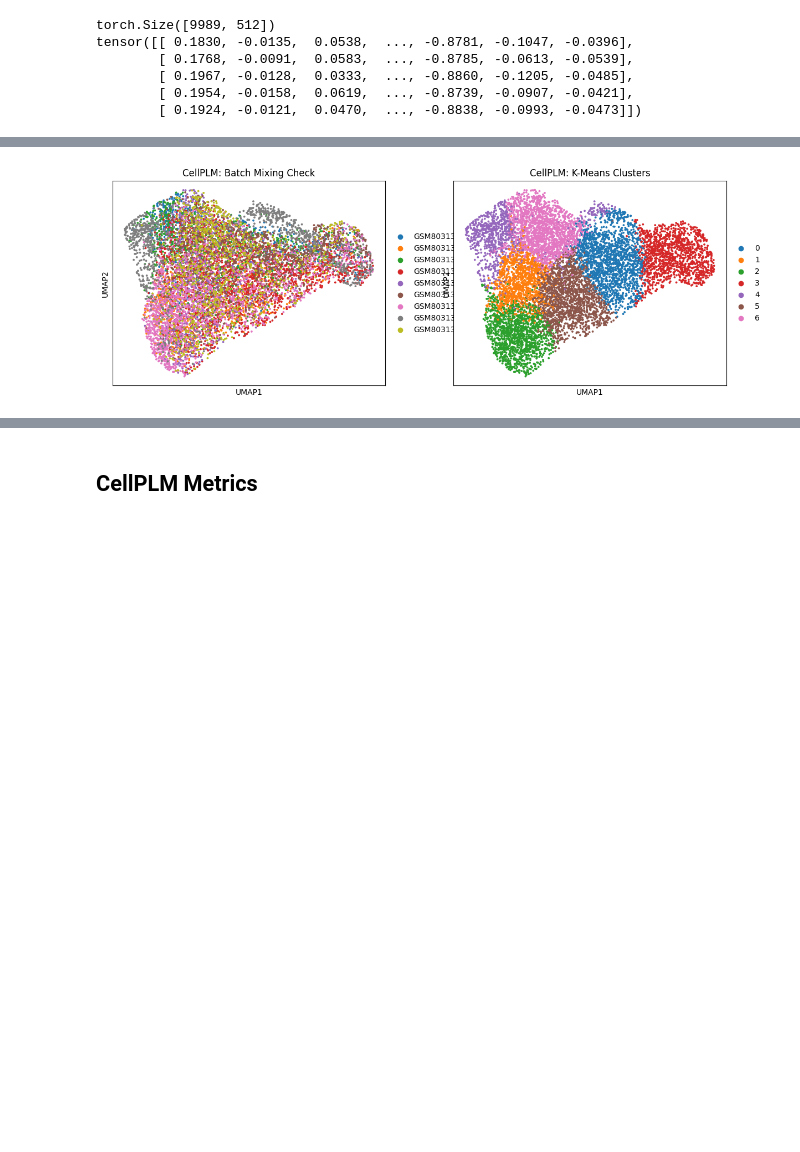
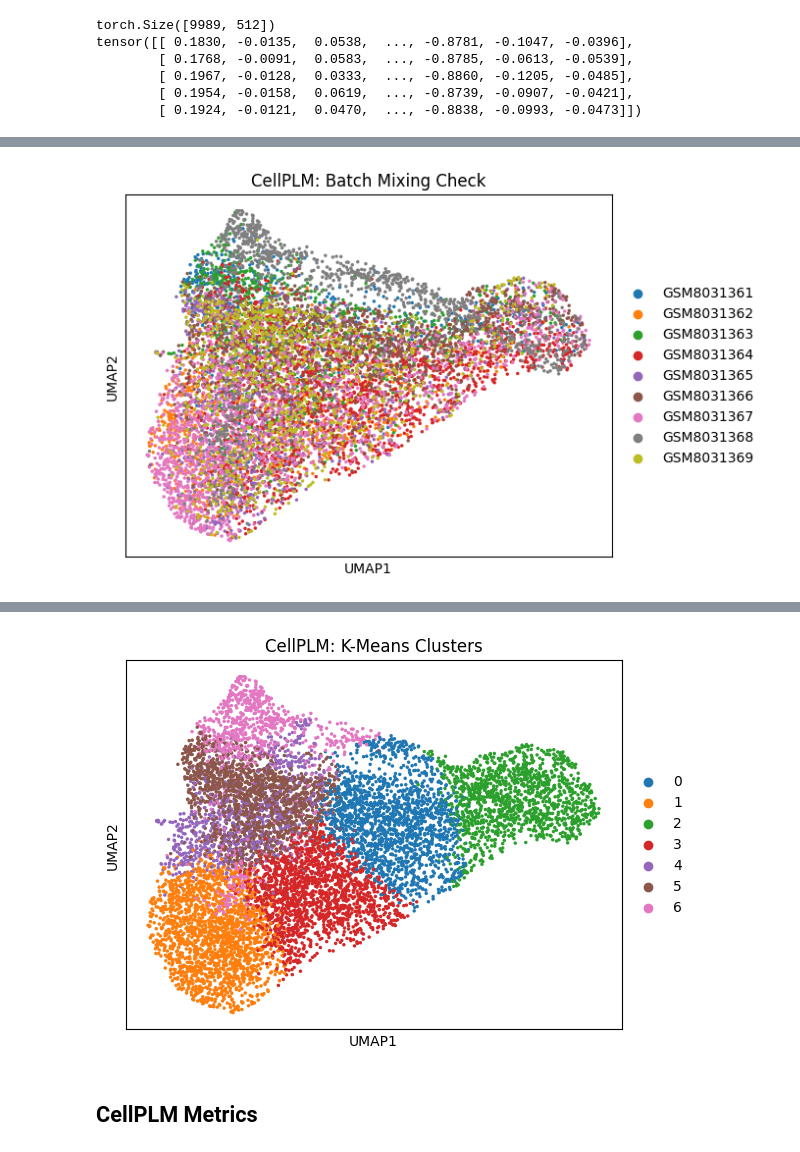
Before and after one commit to josephletobar/parkinsons-spatial-transcriptomics, a Jupyter notebook: parkinsons_analysis_cellplm.ipynb, the cells around one changed output, grey strips where cells are left out. Cells and saved outputs as stored; diff of their text form; code cells hidden in the pictures; blank space fills up the shorter version.

```diff
--- a/parkinsons_analysis_cellplm.ipynb
+++ b/parkinsons_analysis_cellplm.ipynb
@@ -75,22 +67,27 @@ Instead of manually computing features through methods like PCA, CellPLM encodes
 
 Each spot in the dataset is transformed into one of these embeddings, allowing spots with similar transcriptional patterns to appear close together in the embedding space, even if the relationships are complex or nonlinear.
 # %%
-# Run CellPLM
+import torch
+orig_load = torch.load
+torch.load = lambda f, *a, **k: orig_load(f, map_location="cpu")
 
-from CellPLM.pipeline.cell_type_annotation import CellTypeAnnotationPipeline
 from CellPLM.pipeline.cell_embedding import CellEmbeddingPipeline
 import anndata as ad
 
-# CellPLM expects the normalized matrix (adata.X)
-# Retrieve the correct UN-SCALED normalized matrix (X)
-x_input = adata.copy()
+adata = ad.read_h5ad("adata_preprocessed.h5ad")
 
-# initialize the pretrained model
+x_input = ad.AnnData(
+    X   = adata.X.copy(),
+    obs = adata.obs.copy(),
+    var = adata.var.copy()
+)
+
 pipeline = CellEmbeddingPipeline(
     pretrain_prefix="20230926_85M",
     pretrain_directory="ckpt/"
 )
-embeddings = pipeline.predict(x_input) # get embeddings
+
+embeddings = pipeline.predict(x_input)
 adata.obsm['X_cellplm'] = embeddings.detach().cpu().numpy()
 # %% [output]
 Input sequence provided is already in string format. No operation performed
@@ -153,16 +150,25 @@ print(f"CellPLM K-Means clustering complete with {n_clusters_to_use} clusters.")
 sc.tl.umap(adata)
 
 # Generate Validation Plot
+# CellPLM: Batch Mixing Check
 sc.pl.umap(
     adata,
-    # CRITICAL FIX: Color by the NEW 'kmeans_cellplm' column, not the old 'kmeans'
-    color=['batch', 'kmeans_cellplm'],
-    ncols=2,
-    # Update filename to avoid overwriting the Harmony plot
-    save='_kmeans_cellplm_validation.png',
-    size=30,
-    title=['CellPLM: Batch Mixing Check', 'CellPLM: K-Means Clusters']
+    color='batch',
+    size=25,
+    save='_cellplm_batch_check.png',
+    title='CellPLM: Batch Mixing Check',
+    legend_loc='right margin'
 )
+
+# CellPLM: K-Means Cluster Visualization
+sc.pl.umap(
+    adata,
+    color='kmeans_cellplm',
+    size=25,
+    save='_cellplm_kmeans_clusters.png',
+    title='CellPLM: K-Means Clusters',
+    legend_loc='right margin'
+)
 # %% [output]
 CellPLM Nearest-Neighbor Graph complete.
 CellPLM K-Means clustering complete with 7 clusters.
@@ -170 +176 @@ WARNING: saving figure to file figures/umap_kmeans_cellplm_validation.png
-[figure, old version]
+[figure, new version]
@@ -171,3 +178,4 @@ WARNING: saving figure to file figures/umap_kmeans_cellplm_validation.png
+[figure, added]
 # %% [markdown]
 ## CellPLM Metrics
 # %%
```
Also changed, not shown: parts of 7 cells of this notebook, 14 other files.
